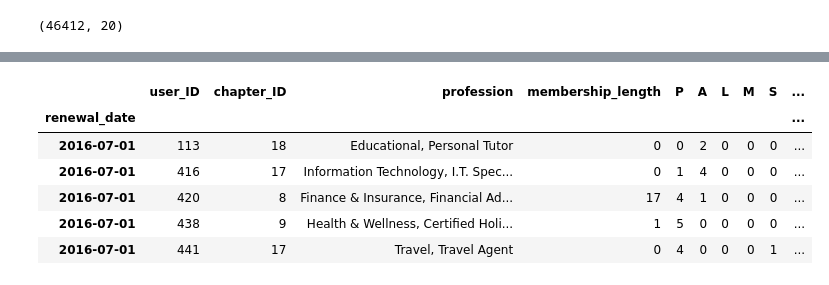
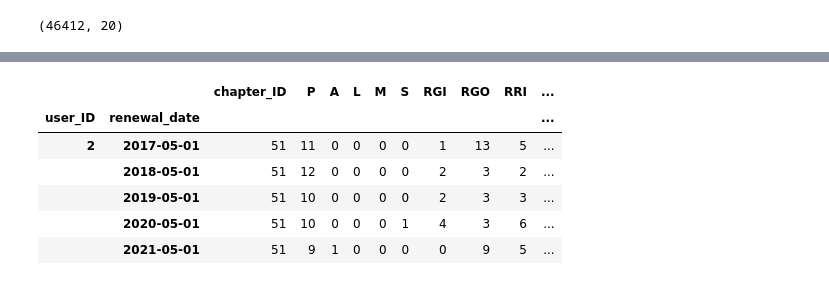
Before and after one commit to ricnorr/bachelor_thesis, a Jupyter notebook: main_script.ipynb, the cells around one changed output, grey strips where cells are left out. Cells and saved outputs as stored; diff of their text form; code cells hidden in the pictures.

```diff
--- a/main_script.ipynb
+++ b/main_script.ipynb
@@ -77,8 +94,7 @@ df_palms
 df_database = pd.read_csv("data/database_data.csv", index_col=0, encoding="ISO-8859-1")
 column_list = df_database.columns.tolist()
 
-# don't use "chapter_ID" column - duplicate information
-column_list = column_list[-3:-2] + column_list[:-3] + [column_list[-1]]
+column_list = column_list[-3:-1] + column_list[:-3] + [column_list[-1]]
 df_database = df_database[column_list]
 df_database.head(10)
 # %% [output]
@@ -177,5 +196,5 @@
 # %%
-df_dropped_members = df_dropped_members[~df_dropped_members["user_ID"].isna()]
+df_dropped_members.dropna(subset=["user_ID"], inplace=True)
 df_dropped_members.info()
 # %% [output]
 <class 'pandas.core.frame.DataFrame'>
@@ -205,6 +224,6 @@ df_dropped_members.head()
 # %%
 df_master = df_palms.copy()
-df_master = df_master.merge(df_database, how="left", on="user_ID")
+df_master = df_master.merge(df_database.drop("chapter_ID", axis=1), how="left", on="user_ID")
 df_master = df_master.merge(df_dropped_members, how="left", on="user_ID")
 df_master.drop(["drop_reason", "drop_type", "position", "sponsor_ID"], axis=1, inplace=True)
 df_master.sample(10, random_state=13)
@@ -259,0 +596,8 @@ df_single.head()
+# %%
+df_3_months = df_master.copy()
+
+df_3_months = df_3_months.loc[(df_3_months["months_to_renewal"] <= 6) & (df_3_months["months_to_renewal"] >= 4)]
+
+# df_3_months.drop(["years_to_renewal", "months_to_renewal"], axis=1, inplace=True)
+
+df_3_months.loc[df_3_months["chapter_ID"] == 27, :]
@@ -260,17 +618,18 @@ df_single.head()
 # %%
 # group by "renewal_date"
 # The rest of the columns listed in groupby remain the same for the given time period.
-test = df_single.groupby(["renewal_date", "user_ID", "chapter_ID", "profession", "membership_length"]).sum()
-test.reset_index(level=["user_ID", "chapter_ID", "profession", "membership_length"], inplace=True)
+test = df_3_months.copy()
+test = test.groupby(["user_ID", "renewal_date"]).sum()
+# test.reset_index(level=["renewal_date"], inplace=True)
 test.head()
 # %% [output]
-|  | user_ID | chapter_ID | profession | membership_length | P | A | L | M | S | ... |
-| renewal_date |  |  |  |  |  |  |  |  |  | ... |
-| 2016-07-01 | 113 | 18 | Educational, Personal Tutor | 0 | 0 | 2 | 0 | 0 | 0 | ... |
-| 2016-07-01 | 416 | 17 | Information Technology, I.T. Spec... | 0 | 1 | 4 | 0 | 0 | 0 | ... |
-| 2016-07-01 | 420 | 8 | Finance & Insurance, Financial Ad... | 17 | 4 | 1 | 0 | 0 | 0 | ... |
-| 2016-07-01 | 438 | 9 | Health & Wellness, Certified Holi... | 1 | 5 | 0 | 0 | 0 | 0 | ... |
-| 2016-07-01 | 441 | 17 | Travel, Travel Agent | 0 | 4 | 0 | 0 | 0 | 1 | ... |
+|  |  | chapter_ID | P | A | L | M | S | RGI | RGO | RRI | ... |
+| user_ID | renewal_date |  |  |  |  |  |  |  |  |  | ... |
+| 2 | 2017-05-01 | 51 | 11 | 0 | 0 | 0 | 0 | 1 | 13 | 5 | ... |
+|  | 2018-05-01 | 51 | 12 | 0 | 0 | 0 | 0 | 2 | 3 | 2 | ... |
+|  | 2019-05-01 | 51 | 10 | 0 | 0 | 0 | 0 | 2 | 3 | 3 | ... |
+|  | 2020-05-01 | 51 | 10 | 0 | 0 | 0 | 1 | 4 | 3 | 6 | ... |
+|  | 2021-05-01 | 51 | 9 | 1 | 0 | 0 | 0 | 0 | 9 | 5 | ... |
 # %%
 test.loc[test["user_ID"] == 420]
 # %% [output]
```
Also changed, not shown: parts of 56 cells of this notebook, 2 other files.
